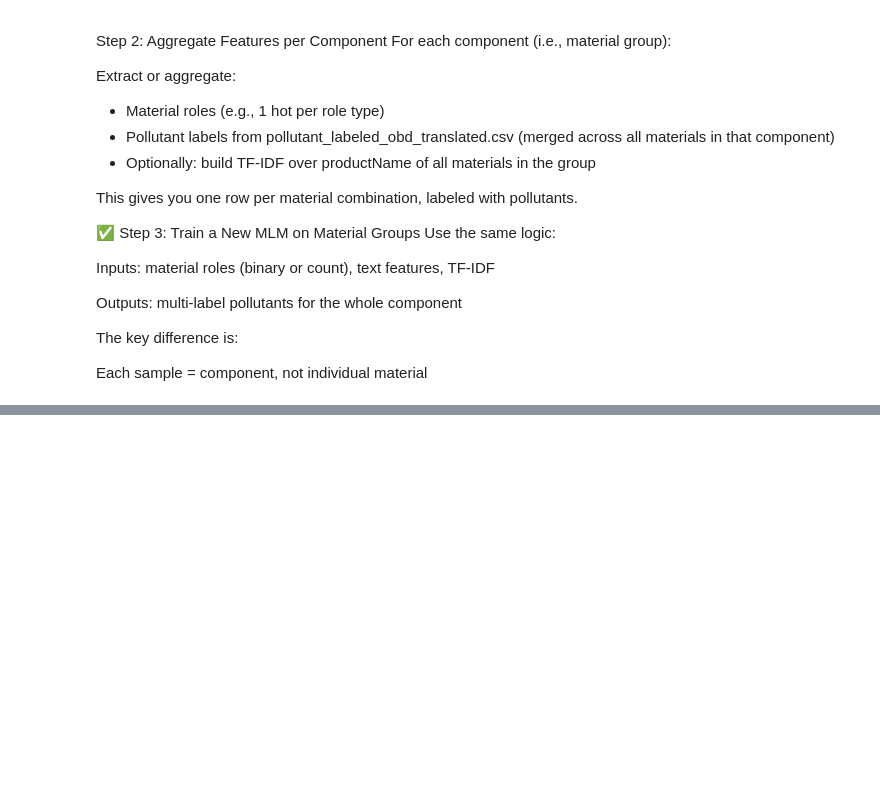
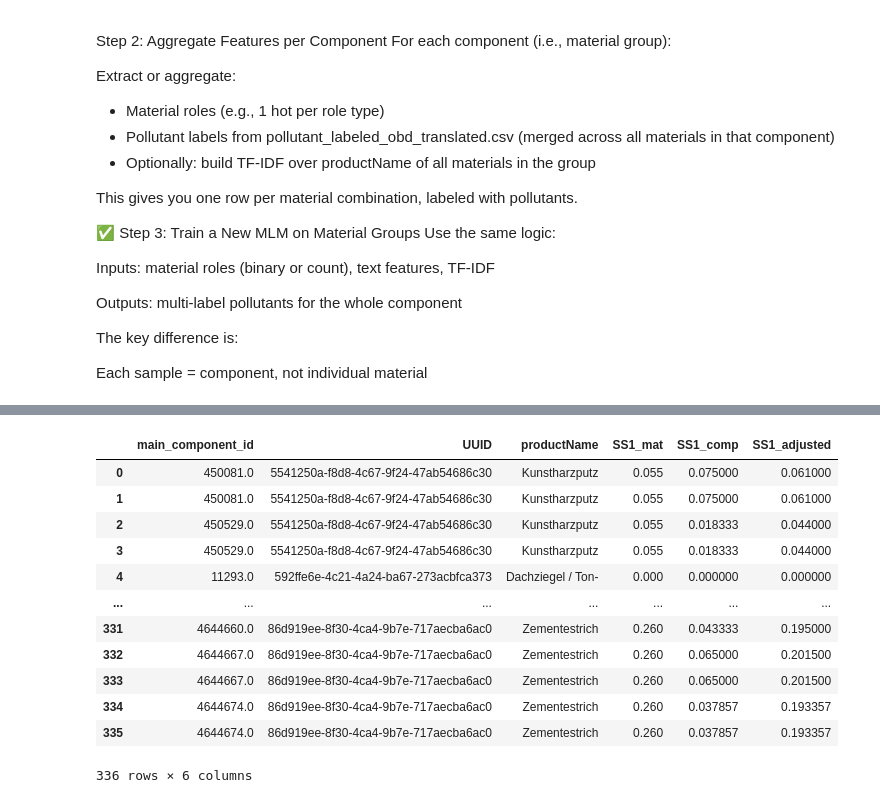
Before and after one commit to n3xtcoder-ai4impact/bbsr-challenge, a Jupyter notebook: ml.ipynb, the cells around one changed output, grey strips where cells are left out. Saved outputs shown, nothing was run; the diff lists cells and outputs as text; code cells hidden in the pictures; blank space fills up the shorter version.

Commit message:
adding pollutant class to pollutant prediction

```diff
--- a/ml.ipynb
+++ b/ml.ipynb
@@ -2747,0 +2710,20 @@ proba_df.to_csv("contaminant_predictions.csv", sep=";", index=False, quotechar='
+# %%
+# Load the uploaded pollutant class probability file
+proba_df = pd.read_csv("tbs_proba_df.csv")
+
+# Load component-material mapping
+uuid_map = pd.read_csv("/Users/pablosoriano/Documents/Data Science/bbsr-challenge/all_uuid_materials_from_components.csv")
+
+# Merge material UUIDs to component IDs
+material_with_component = proba_df.merge(uuid_map[["uuid", "main_component_id"]],
+                                         left_on="UUID", right_on="uuid", how="left")
+
+# Compute component-level mean probabilities
+component_probs = material_with_component.groupby("main_component_id")[["SS0", "SS1", "SS2", "SS3", "SS4"]].mean().reset_index()
+
+# Merge back to material-level
+blended = material_with_component.merge(component_probs, on="main_component_id", suffixes=("_mat", "_comp"))
+
+# Compute adjusted probabilities
+for cls in ["SS0", "SS1", "SS2", "SS3", "SS4"]:
+    blended[f"{cls}_adjusted"] = 0.7 * blended[f"{cls}_mat"] + 0.3 * blended[f"{cls}_comp"]
@@ -2747,0 +2732,17 @@ proba_df.to_csv("contaminant_predictions.csv", sep=";", index=False, quotechar='
+# %%
+# example of adjustment for one
+blended[["main_component_id","UUID", "productName","SS1_mat", "SS1_comp", "SS1_adjusted"]]
+# %% [output]
+|  | main_component_id | UUID | productName | SS1_mat | SS1_comp | SS1_adjusted |
+| 0 | 450081.0 | 5541250a-f8d8-4c67-9f24-47ab54686c30 | Kunstharzputz | 0.055 | 0.075000 | 0.061000 |
+| 1 | 450081.0 | 5541250a-f8d8-4c67-9f24-47ab54686c30 | Kunstharzputz | 0.055 | 0.075000 | 0.061000 |
+| 2 | 450529.0 | 5541250a-f8d8-4c67-9f24-47ab54686c30 | Kunstharzputz | 0.055 | 0.018333 | 0.044000 |
+| 3 | 450529.0 | 5541250a-f8d8-4c67-9f24-47ab54686c30 | Kunstharzputz | 0.055 | 0.018333 | 0.044000 |
+| 4 | 11293.0 | 592ffe6e-4c21-4a24-ba67-273acbfca373 | Dachziegel / Ton- | 0.000 | 0.000000 | 0.000000 |
+| ... | ... | ... | ... | ... | ... | ... |
+| 331 | 4644660.0 | 86d919ee-8f30-4ca4-9b7e-717aecba6ac0 | Zementestrich | 0.260 | 0.043333 | 0.195000 |
+| 332 | 4644667.0 | 86d919ee-8f30-4ca4-9b7e-717aecba6ac0 | Zementestrich | 0.260 | 0.065000 | 0.201500 |
+| 333 | 4644667.0 | 86d919ee-8f30-4ca4-9b7e-717aecba6ac0 | Zementestrich | 0.260 | 0.065000 | 0.201500 |
+| 334 | 4644674.0 | 86d919ee-8f30-4ca4-9b7e-717aecba6ac0 | Zementestrich | 0.260 | 0.037857 | 0.193357 |
+| 335 | 4644674.0 | 86d919ee-8f30-4ca4-9b7e-717aecba6ac0 | Zementestrich | 0.260 | 0.037857 | 0.193357 |
+336 rows × 6 columns
```
Also changed, not shown: parts of 19 cells of this notebook.
